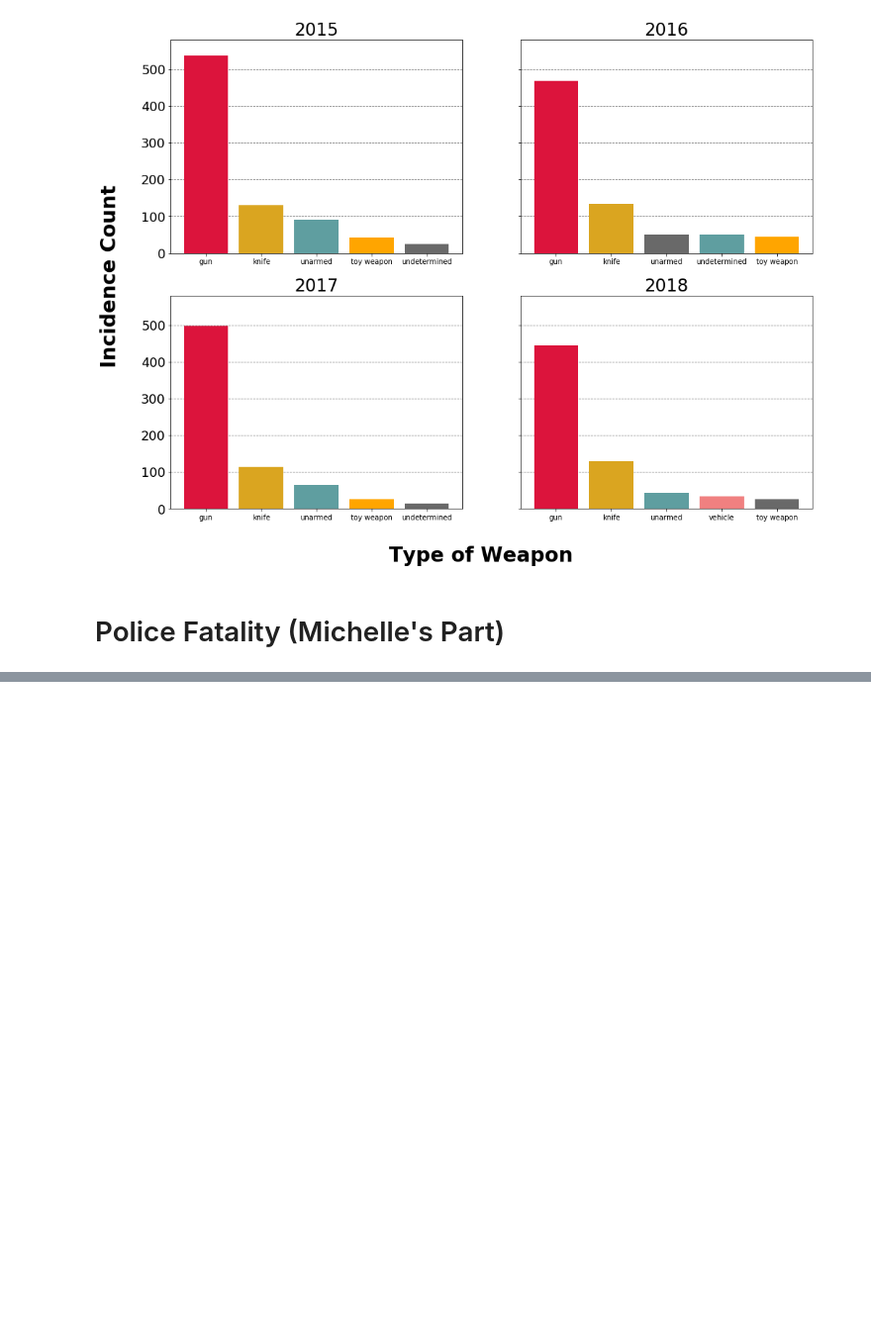
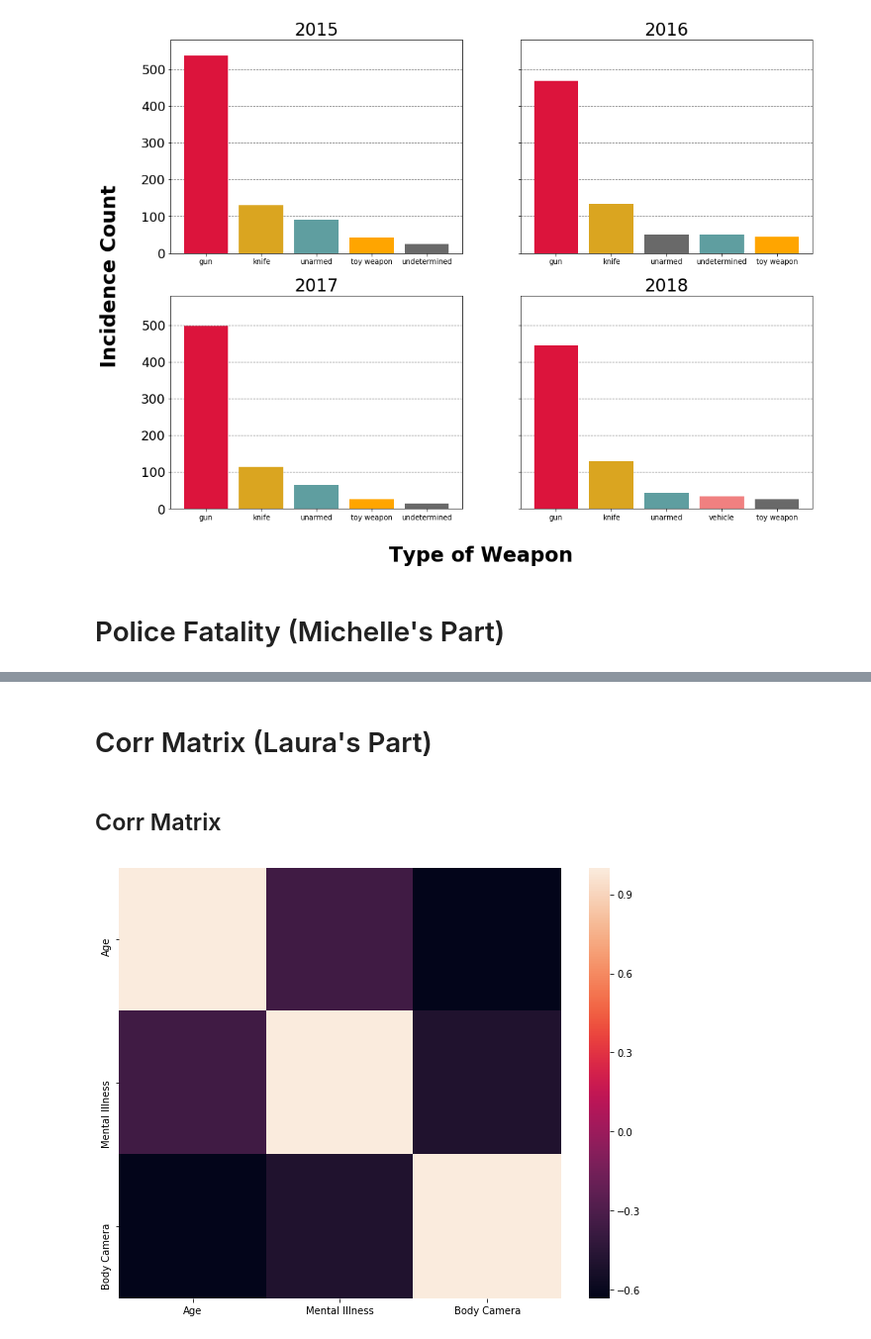
Before and after one commit to ladydatadigger/data_project_one, a Jupyter notebook: Final Notebook.ipynb, the cells around one changed output, grey strips where cells are left out. Shown at 99% size. Cells and saved outputs as stored; diff of their text form; code cells hidden in the pictures; blank space fills up the shorter version.

```diff
--- a/Final Notebook.ipynb
+++ b/Final Notebook.ipynb
@@ -495,0 +593,20 @@ plt.show()
+# %% [markdown]
+# Corr Matrix (Laura's Part)
+# %% [markdown]
+## Corr Matrix
+# %%
+helper = df.assign(Age=df.Age.astype('category').cat.codes).corr()
+
+helper = df.corr()
+helper
+
+#plt.matshow(helper.corr())
+#plt.show()
+corr = helper.corr()
+sns.heatmap(corr,
+            xticklabels=corr.columns.values,
+            yticklabels=corr.columns.values)
+
+plt.savefig('Output/corrmatrix.png')
+# %% [output]
+[figure, added]
```
Also changed, not shown: parts of 26 cells of this notebook, 7 other files.
